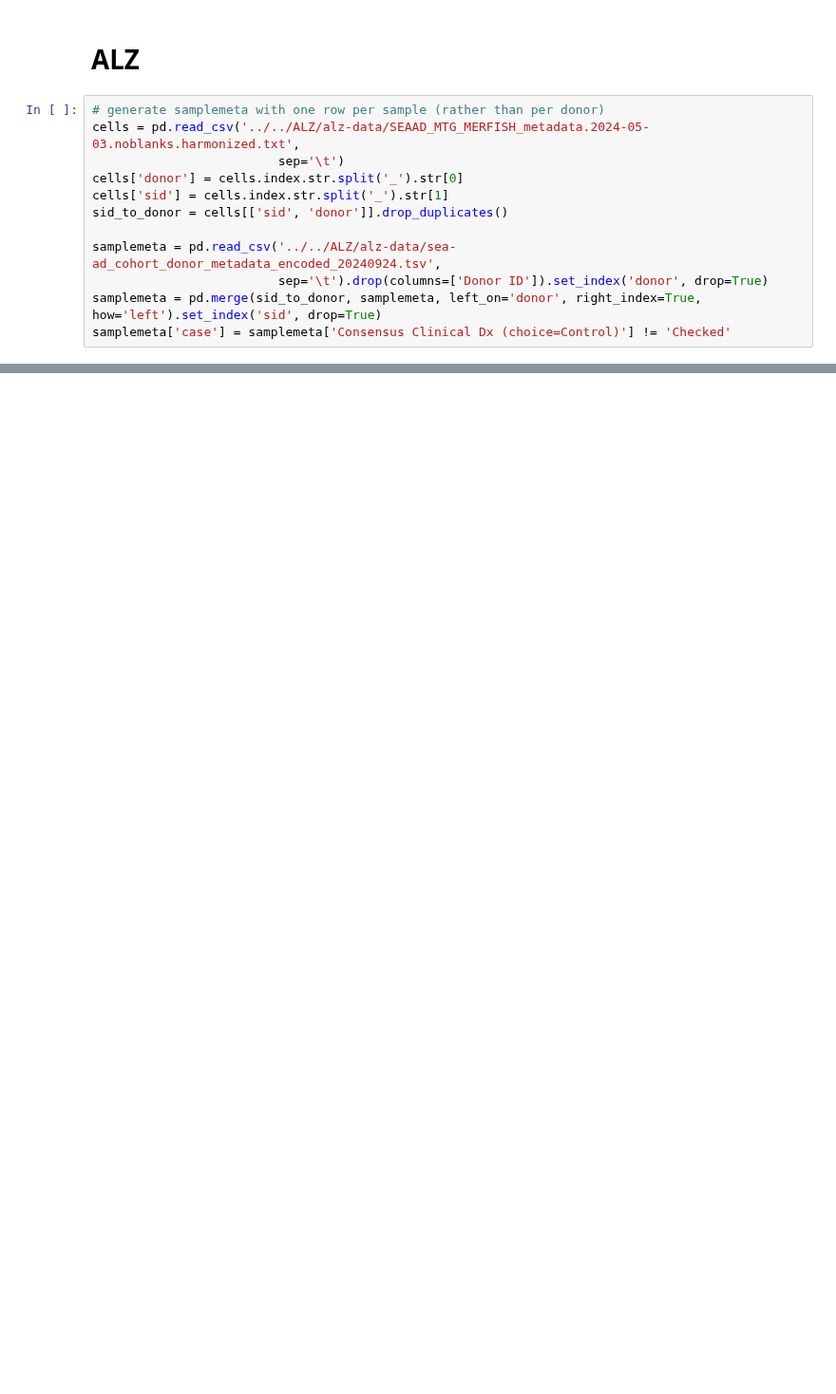
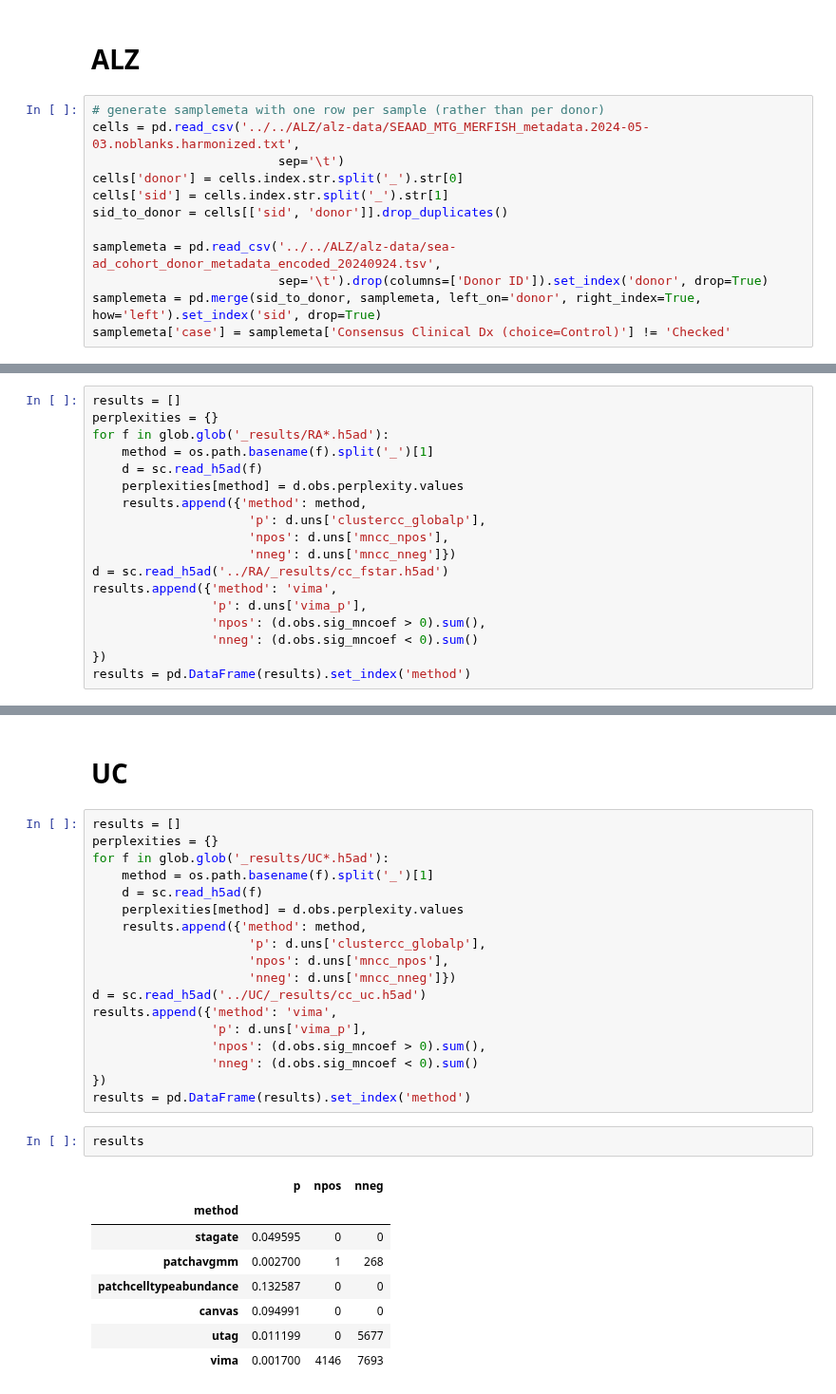
Before and after one commit to yakirr/vimapaper, a Jupyter notebook: benchmark/4.assess.ipynb, the cells around one changed output, grey strips where cells are left out. Shown at 95% size. Cells and saved outputs as stored; diff of their text form; blank space fills up the shorter version.

Commit message:
updated benchmarking (canvas and assessment)

```diff
--- a/benchmark/4.assess.ipynb
+++ b/benchmark/4.assess.ipynb
@@ -163,0 +339,18 @@ patchavgmm harm.h5ad 26.115122926946725 0.03999600039996 0.08091908091908091 0 0
+# %%
+results = []
+perplexities = {}
+for f in glob.glob('_results/RA*.h5ad'):
+    method = os.path.basename(f).split('_')[1]
+    d = sc.read_h5ad(f)
+    perplexities[method] = d.obs.perplexity.values
+    results.append({'method': method,
+                     'p': d.uns['clustercc_globalp'],
+                     'npos': d.uns['mncc_npos'],
+                     'nneg': d.uns['mncc_nneg']})
+d = sc.read_h5ad('../RA/_results/cc_fstar.h5ad')
+results.append({'method': 'vima',
+                'p': d.uns['vima_p'],
+                'npos': (d.obs.sig_mncoef > 0).sum(),
+                'nneg': (d.obs.sig_mncoef < 0).sum()
+})
+results = pd.DataFrame(results).set_index('method')
@@ -163,0 +366,31 @@ patchavgmm harm.h5ad 26.115122926946725 0.03999600039996 0.08091908091908091 0 0
+# %% [markdown]
+# UC
+# %%
+results = []
+perplexities = {}
+for f in glob.glob('_results/UC*.h5ad'):
+    method = os.path.basename(f).split('_')[1]
+    d = sc.read_h5ad(f)
+    perplexities[method] = d.obs.perplexity.values
+    results.append({'method': method,
+                     'p': d.uns['clustercc_globalp'],
+                     'npos': d.uns['mncc_npos'],
+                     'nneg': d.uns['mncc_nneg']})
+d = sc.read_h5ad('../UC/_results/cc_uc.h5ad')
+results.append({'method': 'vima',
+                'p': d.uns['vima_p'],
+                'npos': (d.obs.sig_mncoef > 0).sum(),
+                'nneg': (d.obs.sig_mncoef < 0).sum()
+})
+results = pd.DataFrame(results).set_index('method')
+# %%
+results
+# %% [output]
+|  | p | npos | nneg |
+| method |  |  |  |
+| stagate | 0.049595 | 0 | 0 |
+| patchavgmm | 0.002700 | 1 | 268 |
+| patchcelltypeabundance | 0.132587 | 0 | 0 |
+| canvas | 0.094991 | 0 | 0 |
+| utag | 0.011199 | 0 | 5677 |
+| vima | 0.001700 | 4146 | 7693 |
```
Also changed, not shown: parts of 19 cells of this notebook, 1 other file.
